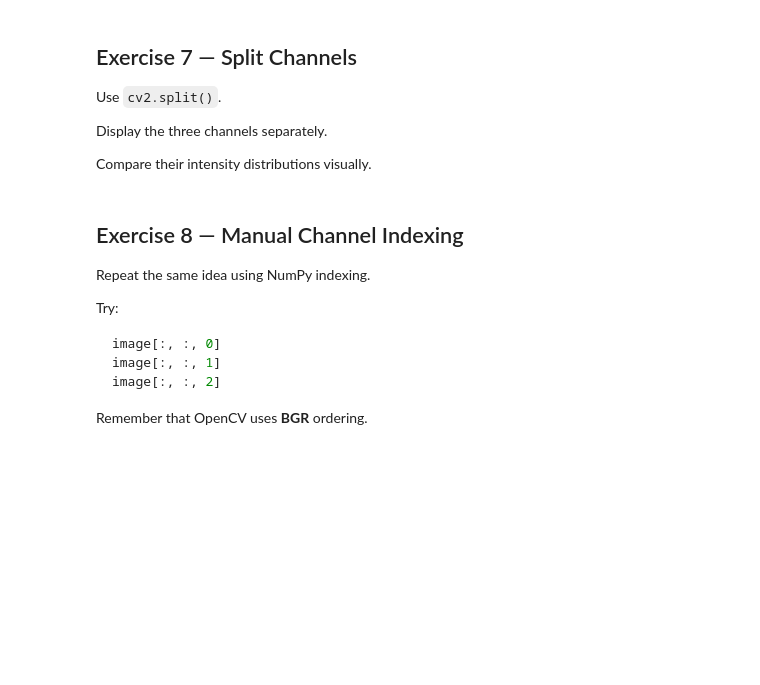
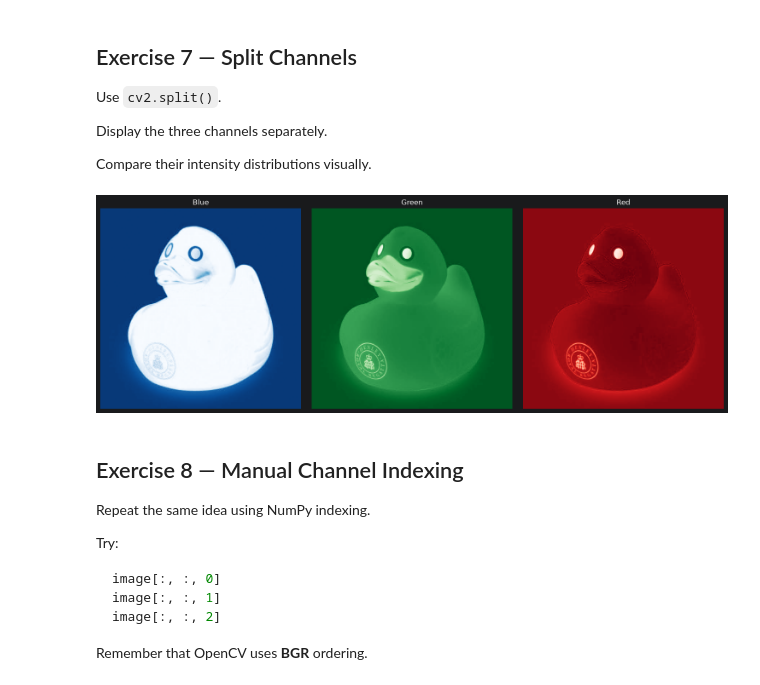
Before and after one commit to elifKALENDER/Data_Science_Execises, a Jupyter notebook: week_2/Week_2_OpenCV_Kaggle_Integrated_Workbook.ipynb, the cells around one changed output. Cells and saved outputs as stored; diff of their text form; code cells hidden in the pictures; blank space fills up the shorter version.

```diff
--- a/week_2/Week_2_OpenCV_Kaggle_Integrated_Workbook.ipynb
+++ b/week_2/Week_2_OpenCV_Kaggle_Integrated_Workbook.ipynb
@@ -478,6 +474,27 @@ Display the three channels separately.
 Compare their intensity distributions visually.
 # %%
 # TODO
+duck_img = cv2.imread("images/test.jpg")
+B,G,R=cv2.split(duck_img)
+
+fig, axs = plt.subplots(1, 3, figsize=(15, 5))
+
+axs[0].imshow(B, cmap="Blues")
+axs[0].set_title("Blue")
+
+axs[1].imshow(G, cmap="Greens")
+axs[1].set_title("Green")
+
+axs[2].imshow(R, cmap="Reds")
+axs[2].set_title("Red")
+
+for ax in axs:
+    ax.axis("off")
+
+plt.tight_layout()
+plt.show()
+# %% [output]
+[figure, added]
 # %% [markdown]
 ## Exercise 8 — Manual Channel Indexing
 
```
Also changed, not shown: parts of 4 cells of this notebook.
